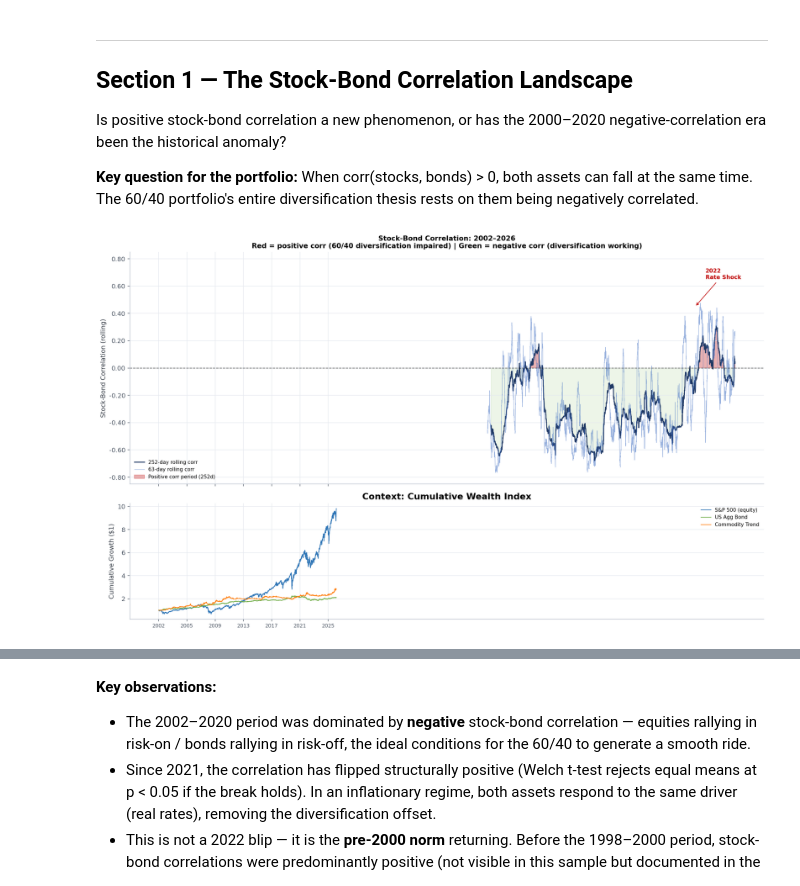
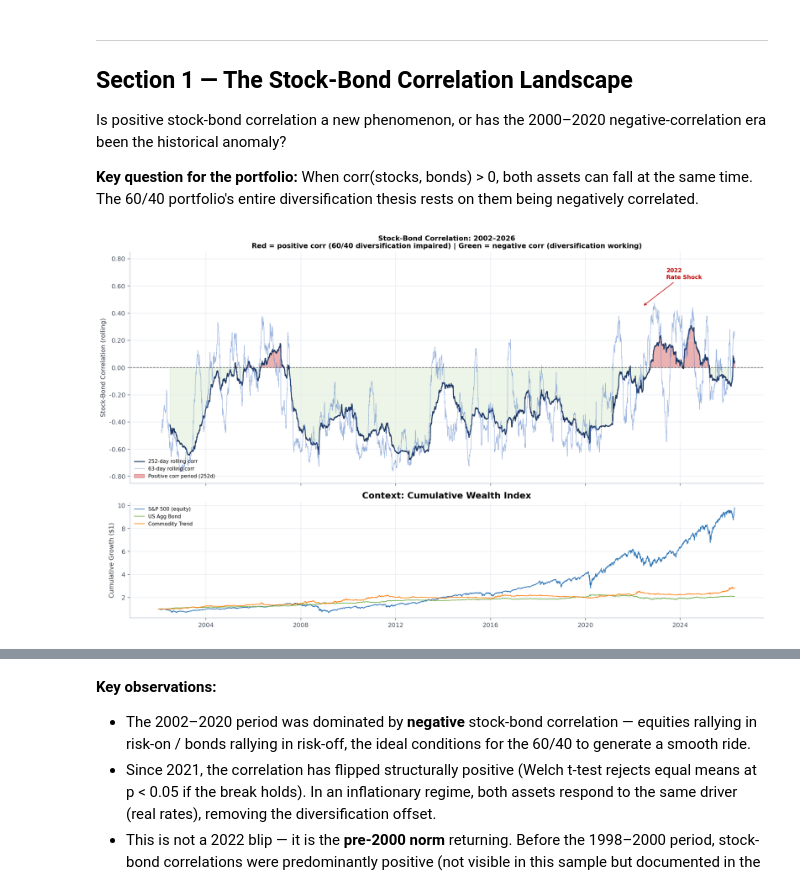
Before and after one commit to daniilygarbuzov/LTCM_sp_2026, a Jupyter notebook: Notebooks/scarlett_correlation_deep_dive.ipynb, the cells around one changed output, grey strips where cells are left out. Cells and saved outputs as stored; diff of their text form; code cells hidden in the pictures.

```diff
--- a/Notebooks/scarlett_correlation_deep_dive.ipynb
+++ b/Notebooks/scarlett_correlation_deep_dive.ipynb
@@ -103,41 +103,40 @@ ax = axes[0]
 ax.plot(corr_252d.index, corr_252d, color='#1F3864', lw=1.5, label='252-day rolling corr')
 ax.plot(corr_63d.index,  corr_63d,  color='#4472C4', lw=0.7, alpha=0.55, label='63-day rolling corr')
 ax.axhline(0, color='black', lw=1.0, linestyle='--', alpha=0.6)
 ax.fill_between(corr_252d.index, 0, corr_252d,
                 where=pos_mask_1y, alpha=0.30, color='#C00000',
                 label='Positive corr period (252d)')
 ax.fill_between(corr_252d.index, corr_252d, 0,
                 where=~pos_mask_1y, alpha=0.12, color='#70AD47')
 # Annotate the 2022 episode
 ax.annotate('2022\nRate Shock', xy=(pd.Timestamp('2022-06-01'), 0.45),
             xytext=(pd.Timestamp('2023-06-01'), 0.65),
             arrowprops=dict(arrowstyle='->', color='#C00000'),
             color='#C00000', fontsize=9, fontweight='bold')
 ax.set_ylabel('Stock-Bond Correlation (rolling)')
 ax.set_title('Stock-Bond Correlation: 2002–2026\n'
              'Red = positive corr (60/40 diversification impaired) | Green = negative corr (diversification working)',
              fontsize=11)
 ax.legend(fontsize=8, loc='lower left')
 ax.set_ylim(-0.85, 0.85)
 ax.yaxis.set_major_formatter(mtick.FormatStrFormatter('%.2f'))
 
-# Bottom panel: cumulative wealth for context
+# Bottom panel: cumulative wealth for context — use datetime index to stay on the same axis
 ax2 = axes[1]
-ax2.plot((1 + eq_ret).cumprod().values, color='#2E75B6', label='S&P 500 (equity)', lw=1)
-ax2.plot((1 + bond_ret).cumprod().values, color='#70AD47', label='US Agg Bond', lw=1)
-ax2.plot((1 + trend_ret).cumprod().values, color='#FF7F0E', label='Commodity Trend', lw=1)
-ax2.set_xticks(range(0, len(daily), 252 * 4))
-ax2.set_xticklabels([str(daily.index[min(i, len(daily)-1)].year)
-                     for i in range(0, len(daily), 252 * 4)], fontsize=8)
+ax2.plot(eq_ret.index,    (1 + eq_ret).cumprod(),    color='#2E75B6', label='S&P 500 (equity)', lw=1)
+ax2.plot(bond_ret.index,  (1 + bond_ret).cumprod(),  color='#70AD47', label='US Agg Bond', lw=1)
+ax2.plot(trend_ret.index, (1 + trend_ret).cumprod(), color='#FF7F0E', label='Commodity Trend', lw=1)
+ax2.xaxis.set_major_locator(mdates.YearLocator(4))
+ax2.xaxis.set_major_formatter(mdates.DateFormatter('%Y'))
 ax2.set_ylabel('Cumulative Growth ($1)')
 ax2.legend(fontsize=8)
 ax2.set_title('Context: Cumulative Wealth Index')
 
 plt.tight_layout()
 plt.savefig(OUT / 'corr_landscape.png', dpi=150, bbox_inches='tight')
 plt.show()
 # %% [output]
-[figure, old version]
+[figure, new version]
 # %%
 # Fraction of 252d rolling windows with positive corr, by year
 corr_df = pd.DataFrame({'corr_252d': corr_252d, 'corr_63d': corr_63d}).dropna()
```
Also changed, not shown: parts of 2 cells of this notebook, 6 other files.
